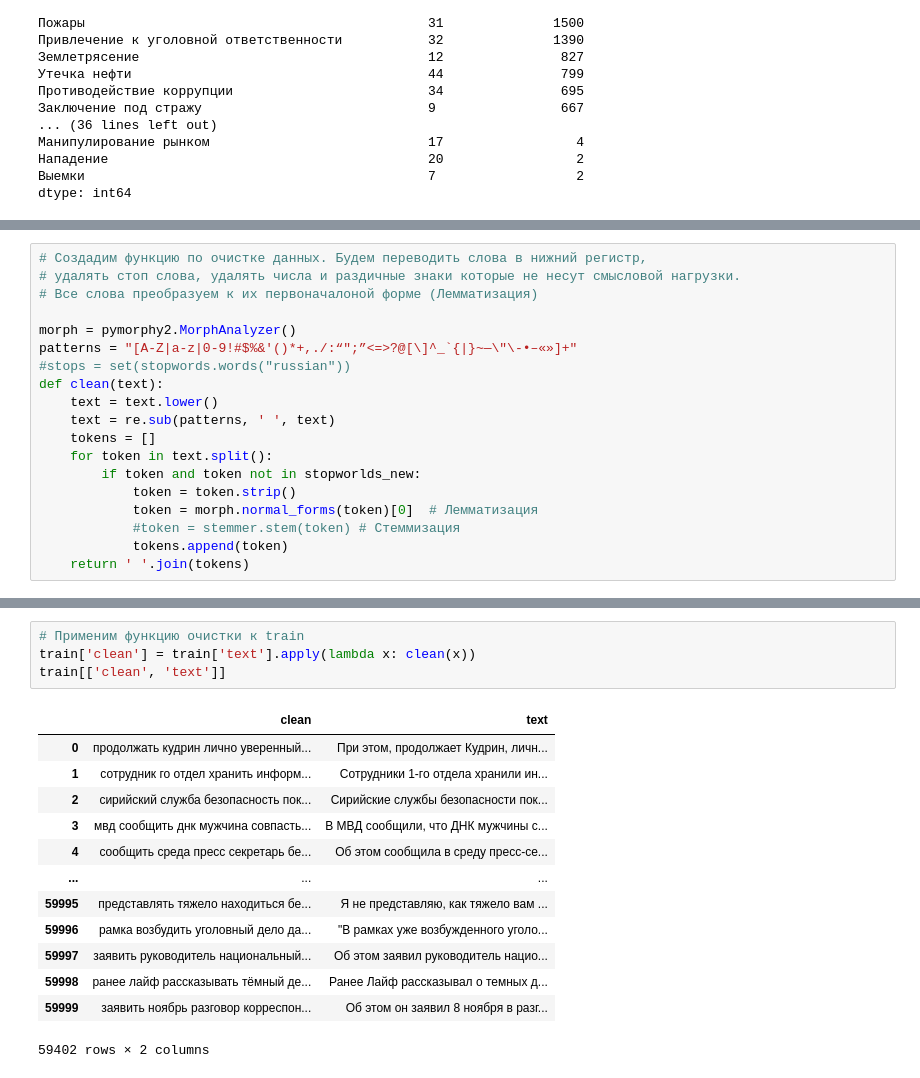
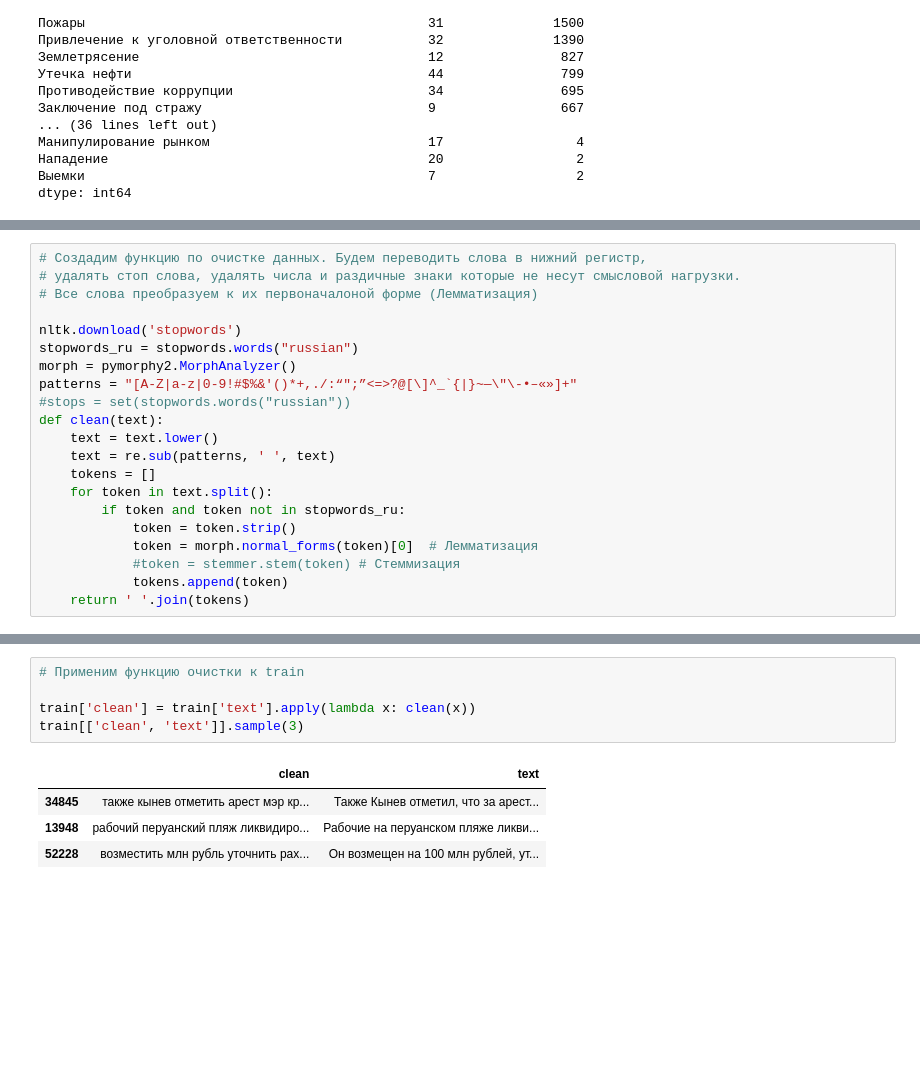
Before and after one commit to Stepan203/Diplom_SkillFactory, a Jupyter notebook: EDA.ipynb, the cells around one changed output, grey strips where cells are left out. Drawn from its saved outputs; the diff is of its cells as text; blank space fills up the shorter version.

```diff
--- a/EDA.ipynb
+++ b/EDA.ipynb
@@ -248,6 +145,8 @@ stopworlds_new = set(stopwords_ru).union(mas_stop)
 # удалять стоп слова, удалять числа и раздичные знаки которые не несут смысловой нагрузки.
 # Все слова преобразуем к их первоначалоной форме (Лемматизация)
 
+nltk.download('stopwords')
+stopwords_ru = stopwords.words("russian")
 morph = pymorphy2.MorphAnalyzer()
 patterns = "[A-Z|a-z|0-9!#$%&'()*+,./:“″;”<=>?@[\]^_`{|}~—\"\-•–«»]+"
 #stops = set(stopwords.words("russian"))
@@ -256,7 +155,7 @@ def clean(text):
     text = re.sub(patterns, ' ', text)
     tokens = []
     for token in text.split():
-        if token and token not in stopworlds_new:
+        if token and token not in stopwords_ru:
             token = token.strip()
             token = morph.normal_forms(token)[0]  # Лемматизация
             #token = stemmer.stem(token) # Стеммизация
@@ -265,18 +167,10 @@ def clean(text):
 # %%
 # Применим функцию очистки к train
+
 train['clean'] = train['text'].apply(lambda x: clean(x))
-train[['clean', 'text']]
+train[['clean', 'text']].sample(3)
 # %% [output]
 |  | clean | text |
-| 0 | продолжать кудрин лично уверенный... | При этом, продолжает Кудрин, личн... |
-| 1 | сотрудник го отдел хранить информ... | Сотрудники 1-го отдела хранили ин... |
-| 2 | сирийский служба безопасность пок... | Сирийские службы безопасности пок... |
-| 3 | мвд сообщить днк мужчина совпасть... | В МВД сообщили, что ДНК мужчины с... |
-| 4 | сообщить среда пресс секретарь бе... | Об этом сообщила в среду пресс-се... |
-| ... | ... | ... |
-| 59995 | представлять тяжело находиться бе... | Я не представляю, как тяжело вам ... |
-| 59996 | рамка возбудить уголовный дело да... | "В рамках уже возбужденного уголо... |
-| 59997 | заявить руководитель национальный... | Об этом заявил руководитель нацио... |
-| 59998 | ранее лайф рассказывать тёмный де... | Ранее Лайф рассказывал о темных д... |
-| 59999 | заявить ноябрь разговор корреспон... | Об этом он заявил 8 ноября в разг... |
+| 34845 | также кынев отметить арест мэр кр... | Также Кынев отметил, что за арест... |
+| 13948 | рабочий перуанский пляж ликвидиро... | Рабочие на перуанском пляже ликви... |
+| 52228 | возместить млн рубль уточнить рах... | Он возмещен на 100 млн рублей, ут... |
-59402 rows × 2 columns
```
Also changed, not shown: parts of 24 cells of this notebook.
